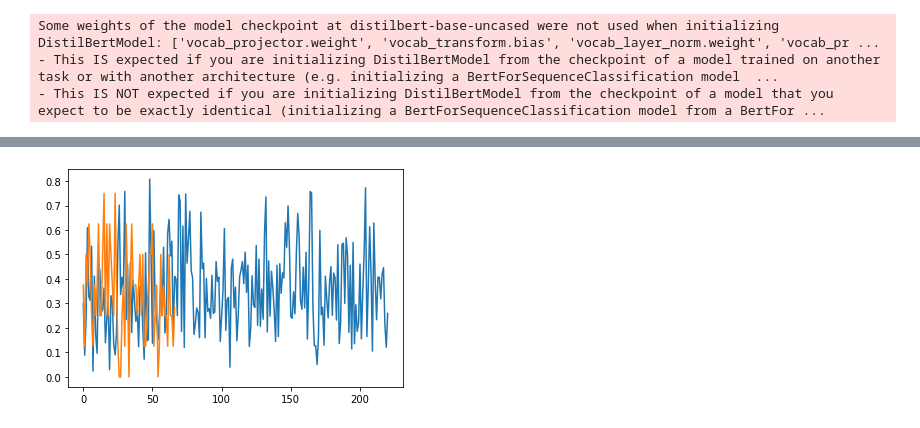
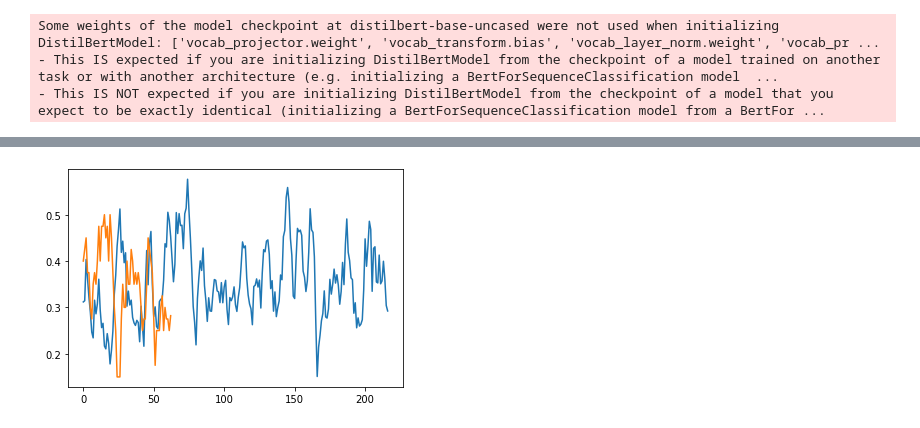
Before and after one commit to RohanM/news-bias, a Jupyter notebook: finetune.ipynb, the cells around one changed output, grey strips where cells are left out. Saved outputs shown, nothing was run; the diff lists cells and outputs as text; code cells hidden in the pictures.

Commit message:
Plot smoothed results

```diff
--- a/finetune.ipynb
+++ b/finetune.ipynb
@@ -233,6 +234,12 @@ class Trainer:
         )
 # %% [markdown]
 # Train
+# %%
+def plot_results(results, smoothing_window=50):
+    window = [1/smoothing_window] * smoothing_window
+    plt.plot(np.convolve(results['losses'], window, 'valid'))
+    plt.plot(np.convolve(results['accuracies'], window, 'valid'))
+    plt.show()
 # %%
 model = RegressiveTransformer(num_tokens)
 # %% [output]
@@ -255,9 +258,7 @@ plt.show()
 model.unfreeze_base()
 # %%
 results = trainer.train(1)
-# %%
-plt.plot(results['losses'])
-plt.plot(results['accuracies'])
-plt.show()
-# %% [output]
-[figure, removed]
+# %%
+plot_results(results)
+# %% [output]
+[figure, added]
```
Also changed, not shown: parts of 3 cells of this notebook.
